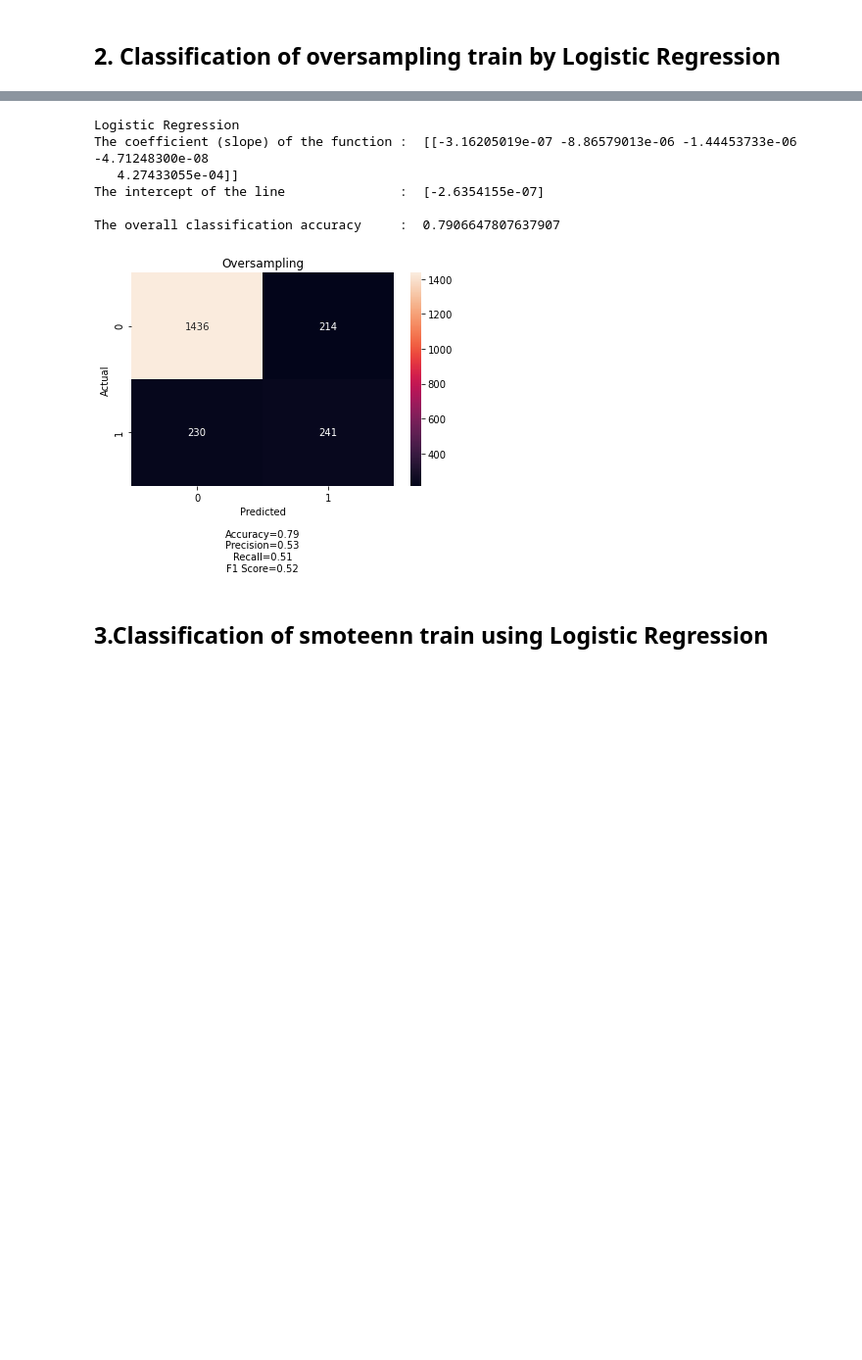
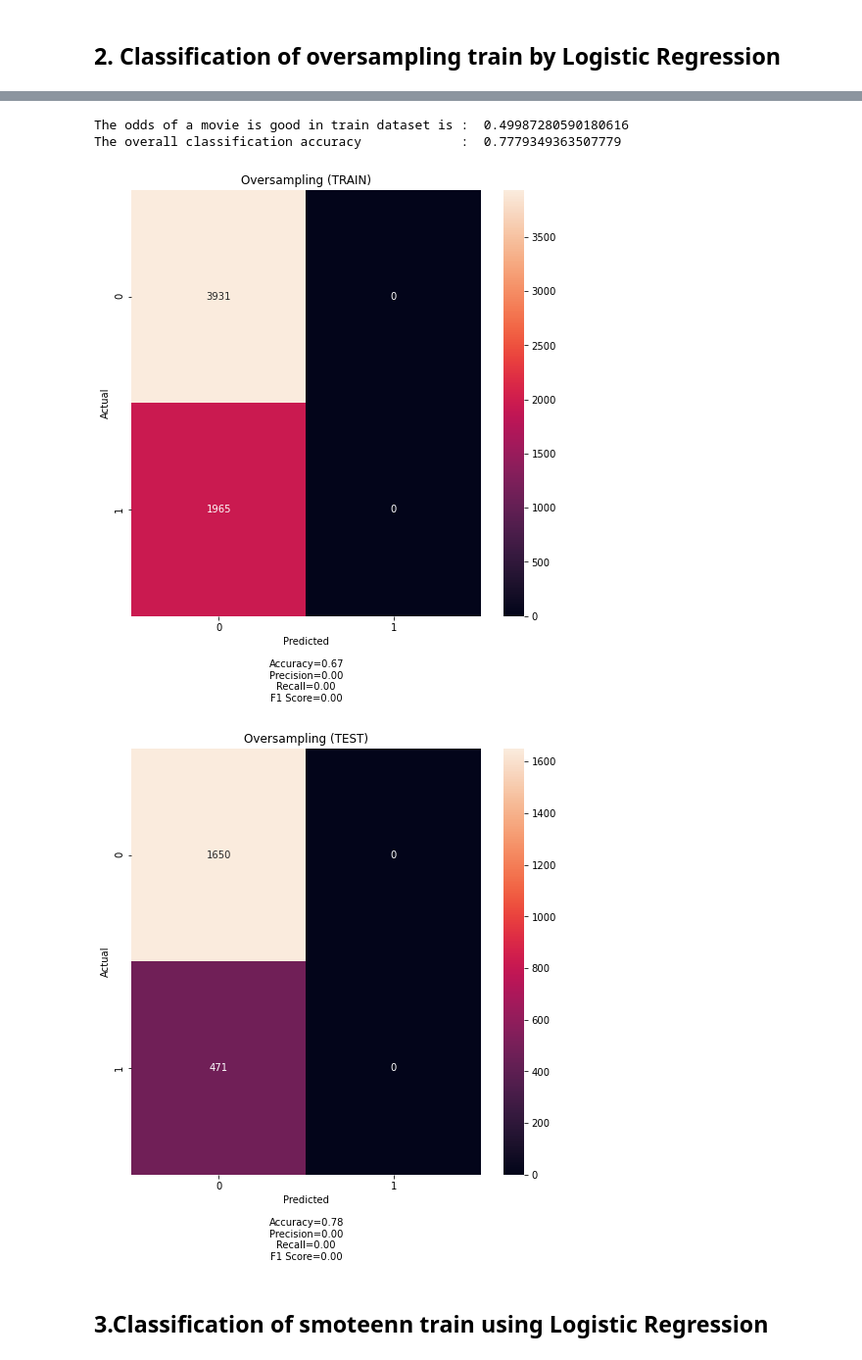
Before and after one commit to nicklimmm/movie-analysis, a Jupyter notebook: Logistics_Regression.ipynb, the cells around one changed output, grey strips where cells are left out. Shown at 98% size. Drawn from its saved outputs; the diff is of its cells as text; code cells hidden in the pictures; blank space fills up the shorter version.

```diff
--- a/Logistics_Regression.ipynb
+++ b/Logistics_Regression.ipynb
@@ -48,6 +73,6 @@ train
 # %%
 #IMPORTING CLEANED TRAIN DATA USING RANDOM OVERSAMPLING SAMPLING
 oversampling_train = pd.read_csv("data/oversampled-train.csv", index_col = 0)
-oversampling_train = oversampling_train.drop(['revenue','genres','decade_released'], axis = 1)
+oversampling_train = oversampling_train.drop(['revenue','genres','decade_released','vote_count'], axis = 1)
 oversampling_train
 # %% [output]
@@ -105,6 +130,6 @@ smotetomek_train
 # %%
 #IMPORTING CLEANED TEST DATASETS
 test = pd.read_csv("data/test.csv", index_col = 0)
-test = test.drop(['revenue','genres','decade_released'], axis = 1)
+test = test.drop(['revenue','genres','decade_released','vote_count'], axis = 1)
 test
 # %% [output]
@@ -160,7 +182,9 @@ The overall classification accuracy     :  0.7906647807637907
 # %%
 #Predict the data
+y_train_pred = logreg1.predict(x_train)
 y_test_pred = logreg1.predict(x_test)
 
 #Visualizing the data
-visualize_preds(y_test,y_test_pred, title = 'Random Sampling')
+table1 = visualize_preds(table1,y_train,y_train_pred, title = 'Random Sampling (TRAIN)')
+table2 = visualize_preds(table2,y_test,y_test_pred, title = 'Random Sampling (TEST)')
 # %% [output]
@@ -168,2 +193,9 @@ visualize_preds(y_test,y_test_pred, title = 'Random Sampling')
 # %% [markdown]
 ## 2. Classification of oversampling train by Logistic Regression
+# %%
+#Assign x and y value
+y_train = oversampling_train['is_good']
+x_train = oversampling_train.drop(['is_good'], axis = 1) # Remove the response variable
+
+#The correlation of data
+oversampling_train.corr()
@@ -170,36 +209,28 @@ visualize_preds(y_test,y_test_pred, title = 'Random Sampling')
 # %%
+#Calculate the odd of a movie is good
+print("The odds of a movie is good in train dataset is\t: ", y_train.value_counts()[1]/y_train.value_counts()[0])
+
 #Perform the logistics regression
 logreg_oversampling = LogisticRegression()
 
 #Fit the data
 logreg_oversampling.fit(x_train,y_train)
 
-"""
-Same as before, no need coeff or intercept
-"""
-
-#Print out the coefficient and intercept of the logistics function
-print("Logistic Regression")
-print("The coefficient (slope) of the function\t: ",  logreg_oversampling.coef_)
-print("The intercept of the line \t\t: ", logreg_oversampling.intercept_)
-print()
-
 #Print out the mean acuuracy
-print("The overall classification accuracy \t: ", logreg_oversampling.score(x_test,y_test))
+print("The overall classification accuracy \t\t: ", logreg_oversampling.score(x_test,y_test))
 # %% [output]
-Logistic Regression
-The coefficient (slope) of the function :  [[-3.16205019e-07 -8.86579013e-06 -1.44453733e-06 -4.71248300e-08
-   4.27433055e-04]]
-The intercept of the line               :  [-2.6354155e-07]
-
-The overall classification accuracy     :  0.7906647807637907
+The odds of a movie is good in train dataset is :  0.49987280590180616
+The overall classification accuracy             :  0.7779349363507779
 # %%
 #Predict the data
+y_train_pred = logreg_oversampling.predict(x_train)
 y_test_pred = logreg_oversampling.predict(x_test)
 
 #Visualizing the data
-visualize_preds(y_test,y_test_pred,'Oversampling')
+table1 = visualize_preds(table1,y_train,y_train_pred, title = 'Oversampling (TRAIN)')
+table2 = visualize_preds(table2,y_test,y_test_pred,'Oversampling (TEST)')
 # %% [output]
-[figure, old version]
+[figure, new version]
+[figure, added]
 # %% [markdown]
 ## 3.Classification of smoteenn train using Logistic Regression
```
Also changed, not shown: parts of 28 cells of this notebook.
